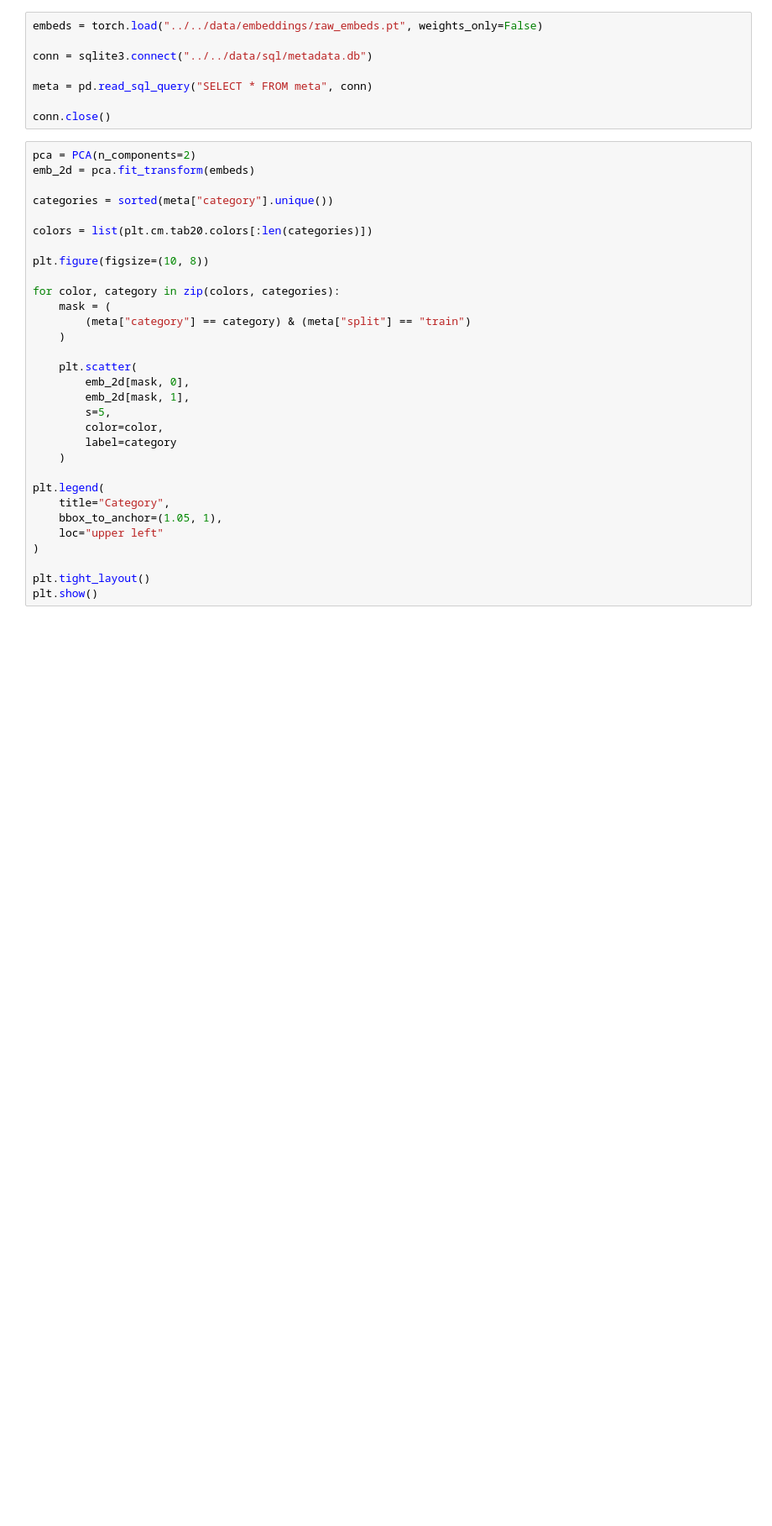
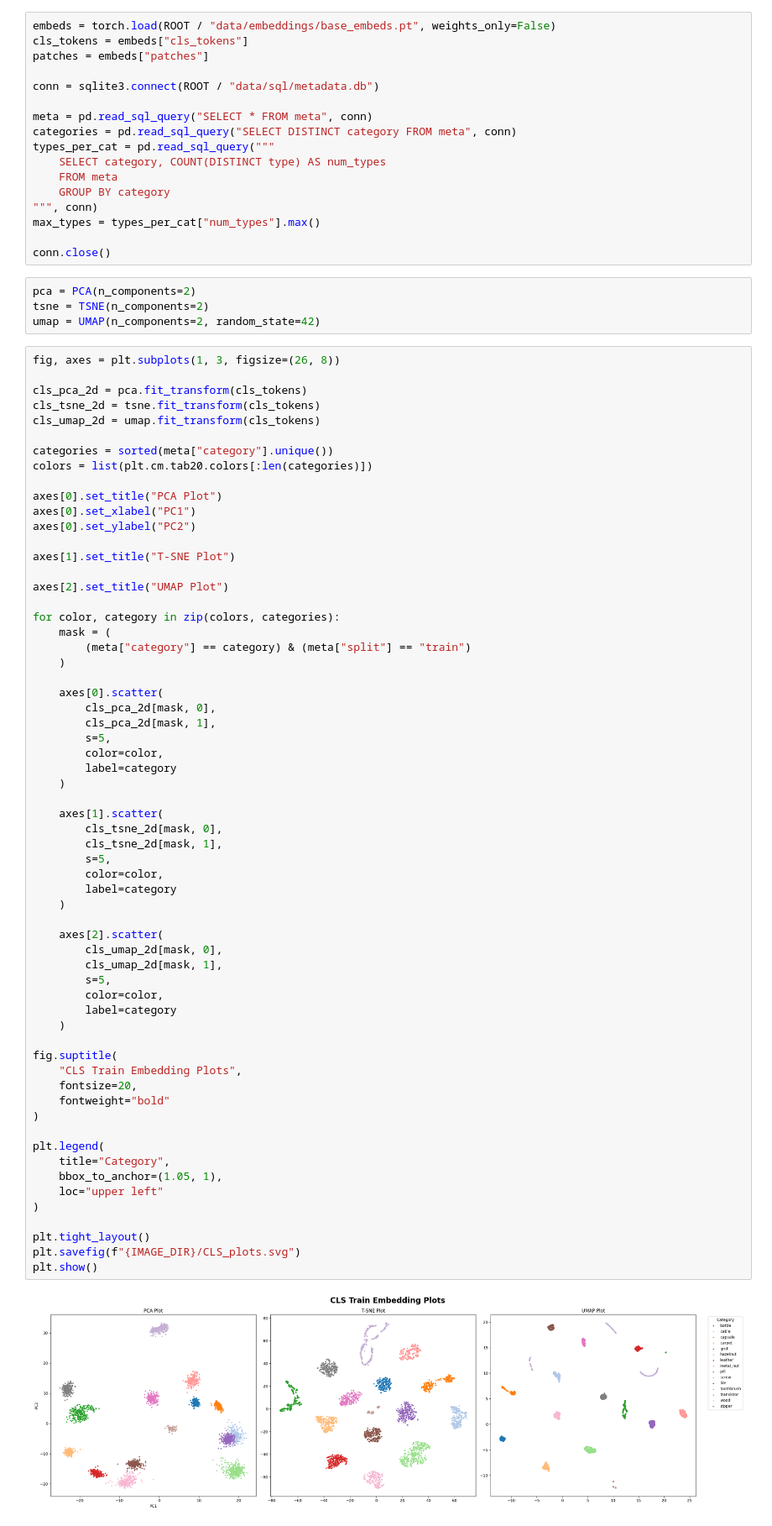
Before and after one commit to CiaranW005/UL-Summer-Bursary-2026, a Jupyter notebook: notebooks/embedding_analysis/emb_visualisation.ipynb, the cells around one changed output. Shown at 84% size. Drawn from its saved outputs; the diff is of its cells as text; blank space fills up the shorter version.

Commit message:
Added emb viuslations using PCA, T-SNE and UMAP for both CLS and patch embeddings

```diff
--- a/notebooks/embedding_analysis/emb_visualisation.ipynb
+++ b/notebooks/embedding_analysis/emb_visualisation.ipynb
@@ -8,40 +25,86 @@ from sklearn.decomposition import PCA
 # %%
-embeds = torch.load("../../data/embeddings/raw_embeds.pt", weights_only=False)
+embeds = torch.load(ROOT / "data/embeddings/base_embeds.pt", weights_only=False)
+cls_tokens = embeds["cls_tokens"]
+patches = embeds["patches"]
 
-conn = sqlite3.connect("../../data/sql/metadata.db")
+conn = sqlite3.connect(ROOT / "data/sql/metadata.db")
 
 meta = pd.read_sql_query("SELECT * FROM meta", conn)
+categories = pd.read_sql_query("SELECT DISTINCT category FROM meta", conn)
+types_per_cat = pd.read_sql_query("""
+    SELECT category, COUNT(DISTINCT type) AS num_types
+    FROM meta
+    GROUP BY category
+""", conn)
+max_types = types_per_cat["num_types"].max()
 
 conn.close()
+# %%
+pca = PCA(n_components=2)
+tsne = TSNE(n_components=2)
+umap = UMAP(n_components=2, random_state=42)
 # %%
-pca = PCA(n_components=2)
-emb_2d = pca.fit_transform(embeds)
+fig, axes = plt.subplots(1, 3, figsize=(26, 8))
+
+cls_pca_2d = pca.fit_transform(cls_tokens)
+cls_tsne_2d = tsne.fit_transform(cls_tokens)
+cls_umap_2d = umap.fit_transform(cls_tokens)
 
 categories = sorted(meta["category"].unique())
-
 colors = list(plt.cm.tab20.colors[:len(categories)])
 
-plt.figure(figsize=(10, 8))
+axes[0].set_title("PCA Plot")
+axes[0].set_xlabel("PC1")
+axes[0].set_ylabel("PC2")
+
+axes[1].set_title("T-SNE Plot")
+
+axes[2].set_title("UMAP Plot")
 
 for color, category in zip(colors, categories):
     mask = (
         (meta["category"] == category) & (meta["split"] == "train")
     )
 
-    plt.scatter(
-        emb_2d[mask, 0],
-        emb_2d[mask, 1],
+    axes[0].scatter(
+        cls_pca_2d[mask, 0],
+        cls_pca_2d[mask, 1],
         s=5,
         color=color,
         label=category
     )
+
+    axes[1].scatter(
+        cls_tsne_2d[mask, 0],
+        cls_tsne_2d[mask, 1],
+        s=5,
+        color=color,
+        label=category
+    )
+
+    axes[2].scatter(
+        cls_umap_2d[mask, 0],
+        cls_umap_2d[mask, 1],
+        s=5,
+        color=color,
+        label=category
+    )
+
+fig.suptitle(
+    "CLS Train Embedding Plots",
+    fontsize=20,
+    fontweight="bold"
+)
 
 plt.legend(
     title="Category",
     bbox_to_anchor=(1.05, 1),
     loc="upper left"
 )
 
 plt.tight_layout()
+plt.savefig(f"{IMAGE_DIR}/CLS_plots.svg")
 plt.show()
+# %% [output]
+[figure, added]
 # %%
```
Also changed, not shown: parts of 4 cells of this notebook, 7 other files.
